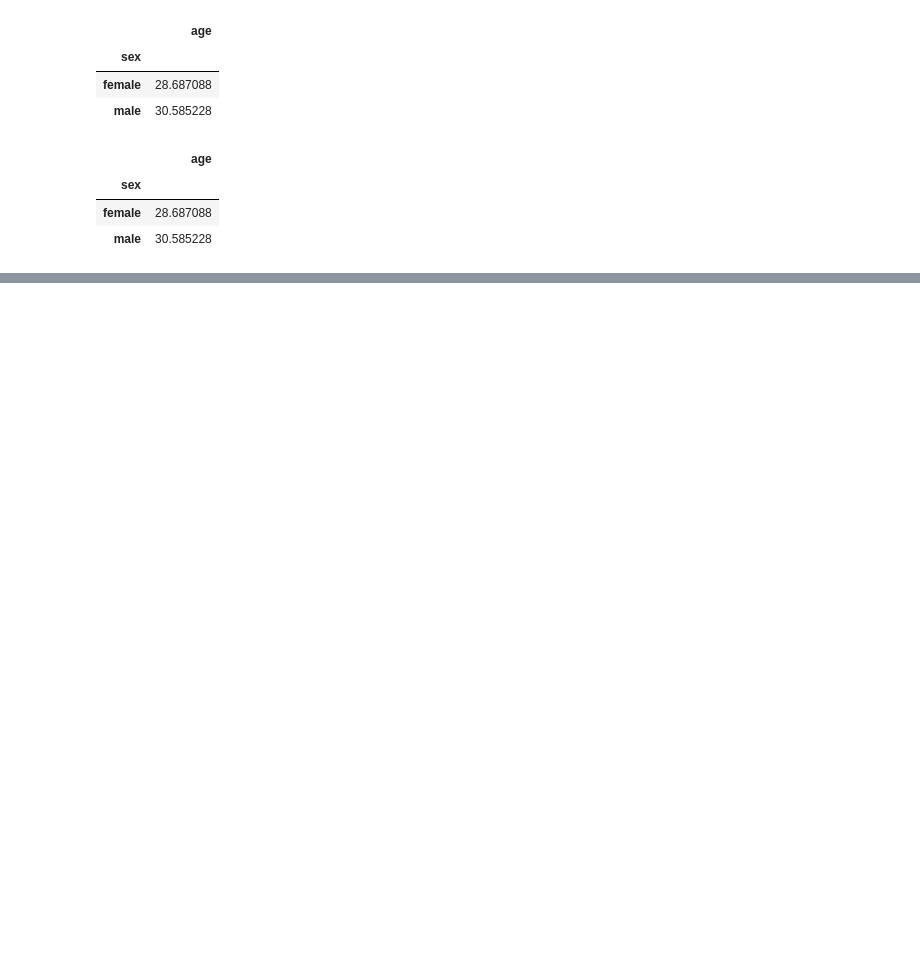
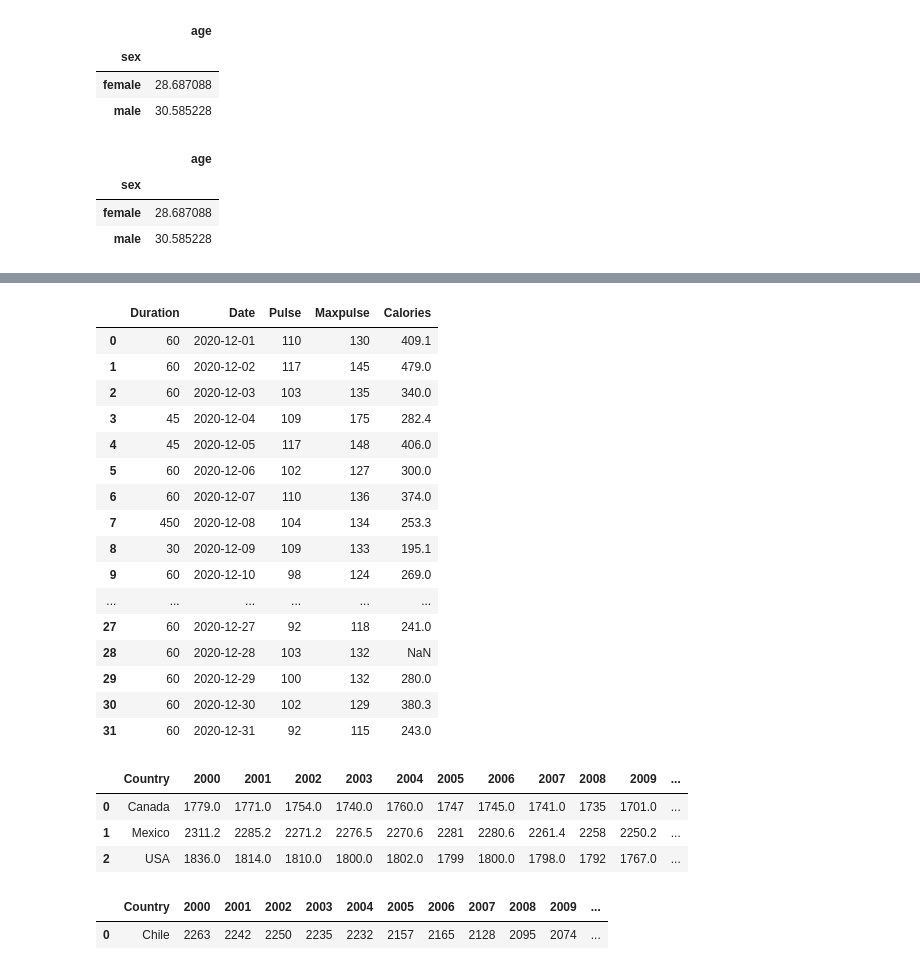
Before and after one commit to divyakhandelwal2211/regex-python-libraries, a Jupyter notebook: pandas.ipynb, the cells around one changed output, grey strips where cells are left out. Drawn from its saved outputs; the diff is of its cells as text; code cells hidden in the pictures; blank space fills up the shorter version.

```diff
--- a/pandas.ipynb
+++ b/pandas.ipynb
@@ -777,0 +1140,5 @@ titanic.groupby(['sex','pclass']).agg({'fare':['mean','median'],'age':['mean','m
+# %%
+import pandas as pd
+
+df = pd.read_csv('dirtydata.csv')
+df.head()
@@ -777,0 +1152,36 @@ titanic.groupby(['sex','pclass']).agg({'fare':['mean','median'],'age':['mean','m
+# %%
+df['Date'] = pd.to_datetime(df['Date'],format = 'mixed')
+# %%
+df.dropna(subset=['Date'])
+# %% [output]
+|  | Duration | Date | Pulse | Maxpulse | Calories |
+| 0 | 60 | 2020-12-01 | 110 | 130 | 409.1 |
+| 1 | 60 | 2020-12-02 | 117 | 145 | 479.0 |
+| 2 | 60 | 2020-12-03 | 103 | 135 | 340.0 |
+| 3 | 45 | 2020-12-04 | 109 | 175 | 282.4 |
+| 4 | 45 | 2020-12-05 | 117 | 148 | 406.0 |
+| 5 | 60 | 2020-12-06 | 102 | 127 | 300.0 |
+| 6 | 60 | 2020-12-07 | 110 | 136 | 374.0 |
+| 7 | 450 | 2020-12-08 | 104 | 134 | 253.3 |
+| 8 | 30 | 2020-12-09 | 109 | 133 | 195.1 |
+| 9 | 60 | 2020-12-10 | 98 | 124 | 269.0 |
+| ... | ... | ... | ... | ... | ... |
+| 27 | 60 | 2020-12-27 | 92 | 118 | 241.0 |
+| 28 | 60 | 2020-12-28 | 103 | 132 | NaN |
+| 29 | 60 | 2020-12-29 | 100 | 132 | 280.0 |
+| 30 | 60 | 2020-12-30 | 102 | 129 | 380.3 |
+| 31 | 60 | 2020-12-31 | 92 | 115 | 243.0 |
+# %%
+north_america = pd.read_csv("north_america_2000_2010.csv")
+north_america
+# %% [output]
+|  | Country | 2000 | 2001 | 2002 | 2003 | 2004 | 2005 | 2006 | 2007 | 2008 | 2009 | ... |
+| 0 | Canada | 1779.0 | 1771.0 | 1754.0 | 1740.0 | 1760.0 | 1747 | 1745.0 | 1741.0 | 1735 | 1701.0 | ... |
+| 1 | Mexico | 2311.2 | 2285.2 | 2271.2 | 2276.5 | 2270.6 | 2281 | 2280.6 | 2261.4 | 2258 | 2250.2 | ... |
+| 2 | USA | 1836.0 | 1814.0 | 1810.0 | 1800.0 | 1802.0 | 1799 | 1800.0 | 1798.0 | 1792 | 1767.0 | ... |
+# %%
+south_america = pd.read_csv("south_america_2000_2010.csv")
+south_america
+# %% [output]
+|  | Country | 2000 | 2001 | 2002 | 2003 | 2004 | 2005 | 2006 | 2007 | 2008 | 2009 | ... |
+| 0 | Chile | 2263 | 2242 | 2250 | 2235 | 2232 | 2157 | 2165 | 2128 | 2095 | 2074 | ... |
```
Also changed, not shown: parts of 65 cells of this notebook, 4 other files.
